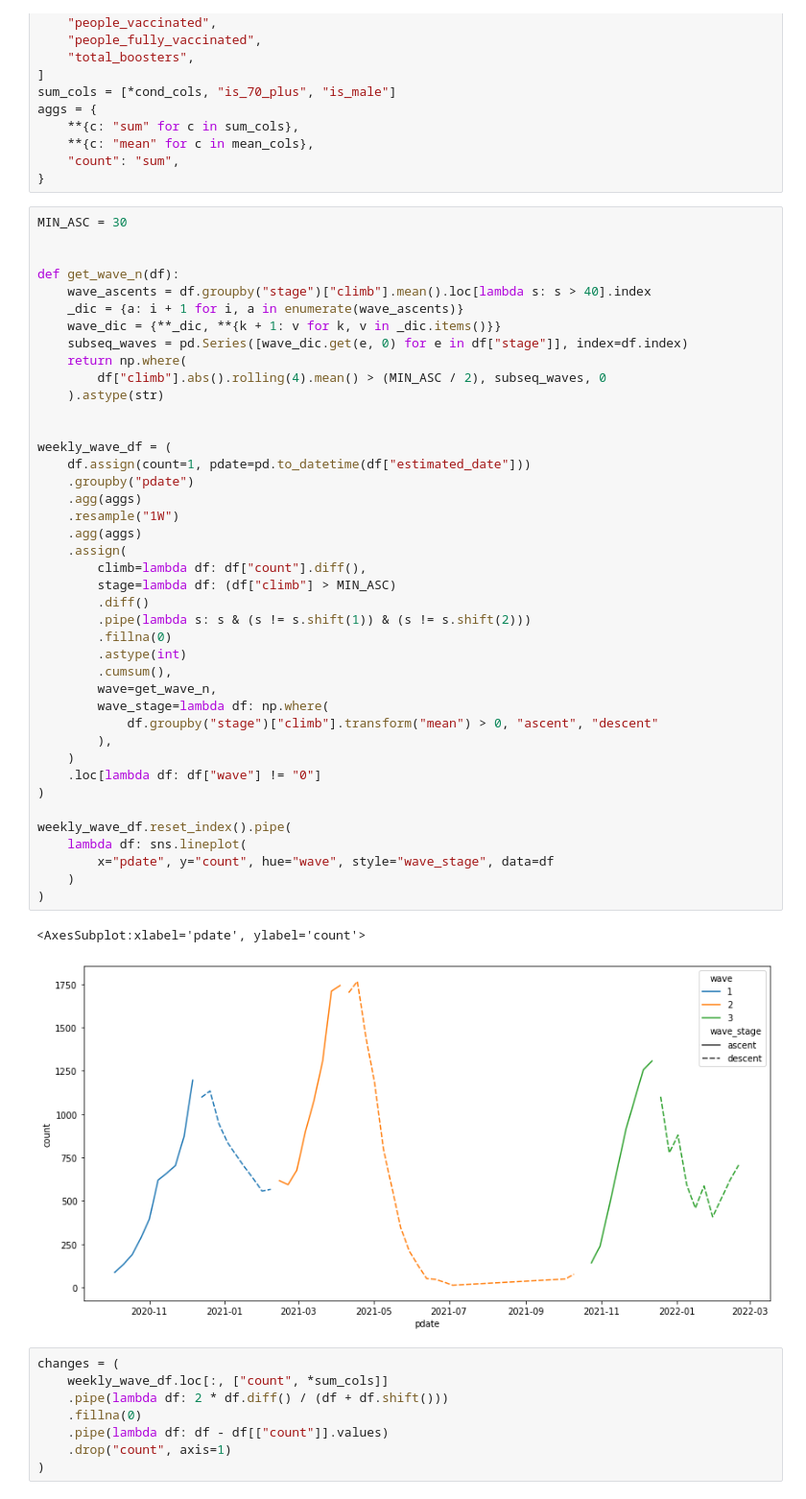
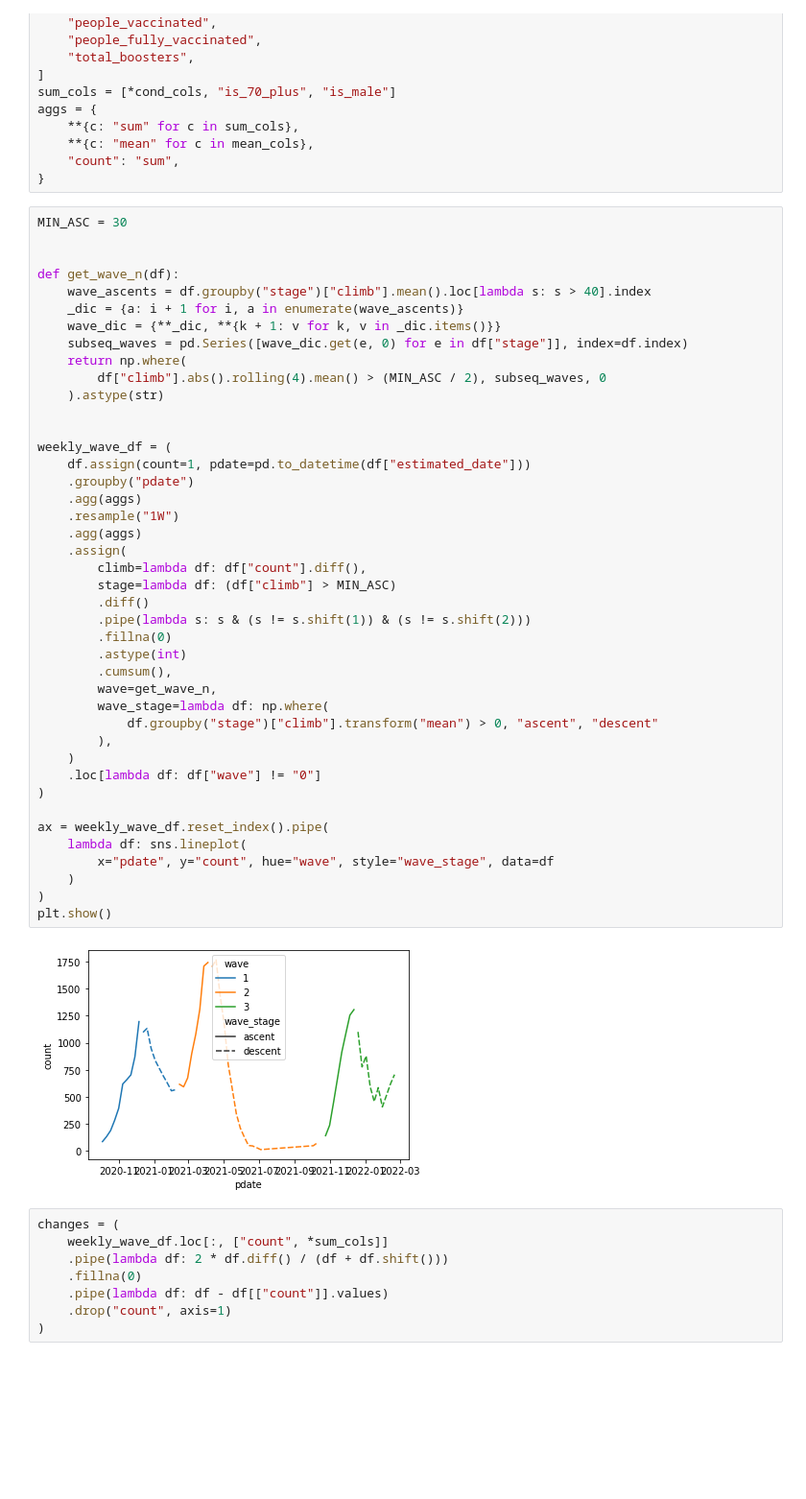
Before and after one commit to sscu-budapest/explorer, a Jupyter notebook: _sources/datasets/covid_victims/intro.ipynb, the cells around one changed output. Shown at 96% size. Cells and saved outputs as stored; diff of their text form; blank space fills up the shorter version.

```diff
--- a/_sources/datasets/covid_victims/intro.ipynb
+++ b/_sources/datasets/covid_victims/intro.ipynb
@@ -59,36 +59,36 @@ def get_wave_n(df):
     ).astype(str)
 
 
 weekly_wave_df = (
     df.assign(count=1, pdate=pd.to_datetime(df["estimated_date"]))
     .groupby("pdate")
     .agg(aggs)
     .resample("1W")
     .agg(aggs)
     .assign(
         climb=lambda df: df["count"].diff(),
         stage=lambda df: (df["climb"] > MIN_ASC)
         .diff()
         .pipe(lambda s: s & (s != s.shift(1)) & (s != s.shift(2)))
         .fillna(0)
         .astype(int)
         .cumsum(),
         wave=get_wave_n,
         wave_stage=lambda df: np.where(
             df.groupby("stage")["climb"].transform("mean") > 0, "ascent", "descent"
         ),
     )
     .loc[lambda df: df["wave"] != "0"]
 )
 
-weekly_wave_df.reset_index().pipe(
+ax = weekly_wave_df.reset_index().pipe(
     lambda df: sns.lineplot(
         x="pdate", y="count", hue="wave", style="wave_stage", data=df
     )
 )
+plt.show()
 # %% [output]
-<AxesSubplot:xlabel='pdate', ylabel='count'>
-[figure, old version]
+[figure, new version]
 # %%
 changes = (
     weekly_wave_df.loc[:, ["count", *sum_cols]]
```
Also changed, not shown: parts of 3 cells of this notebook, 40 other files.
